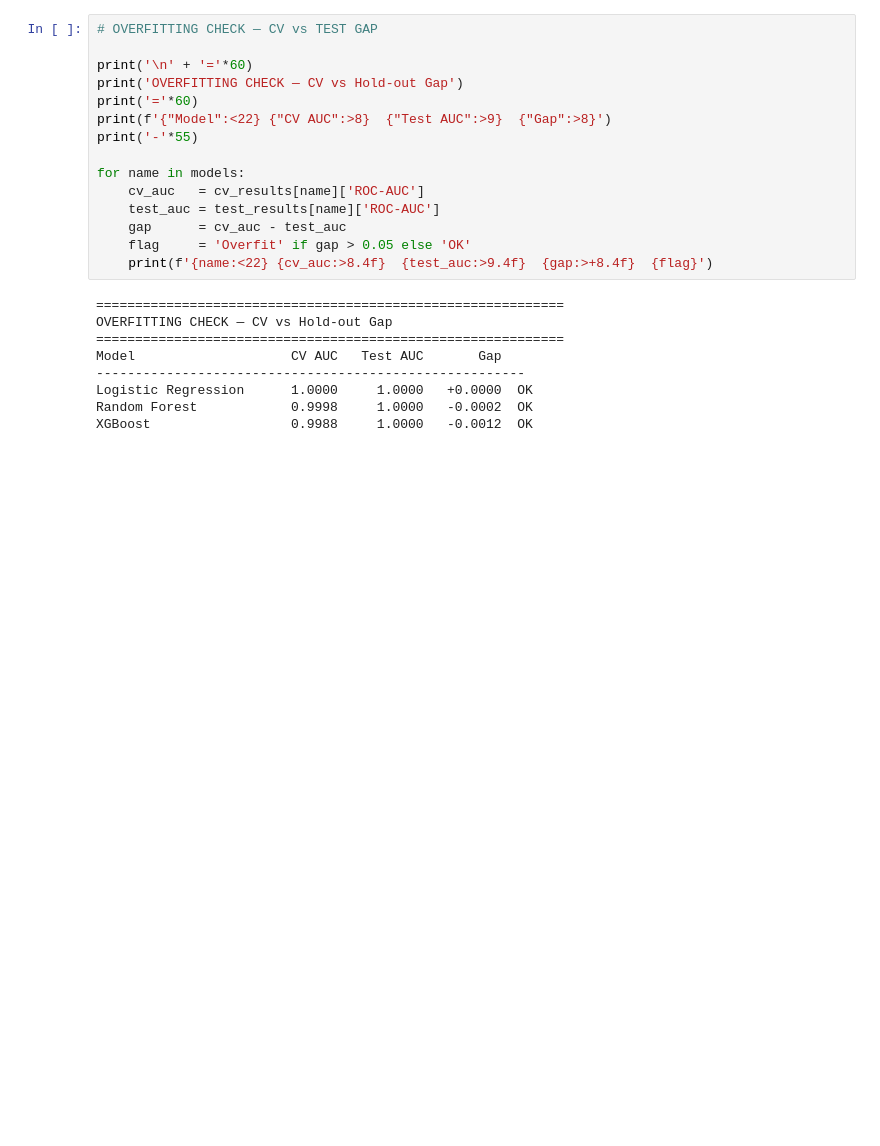
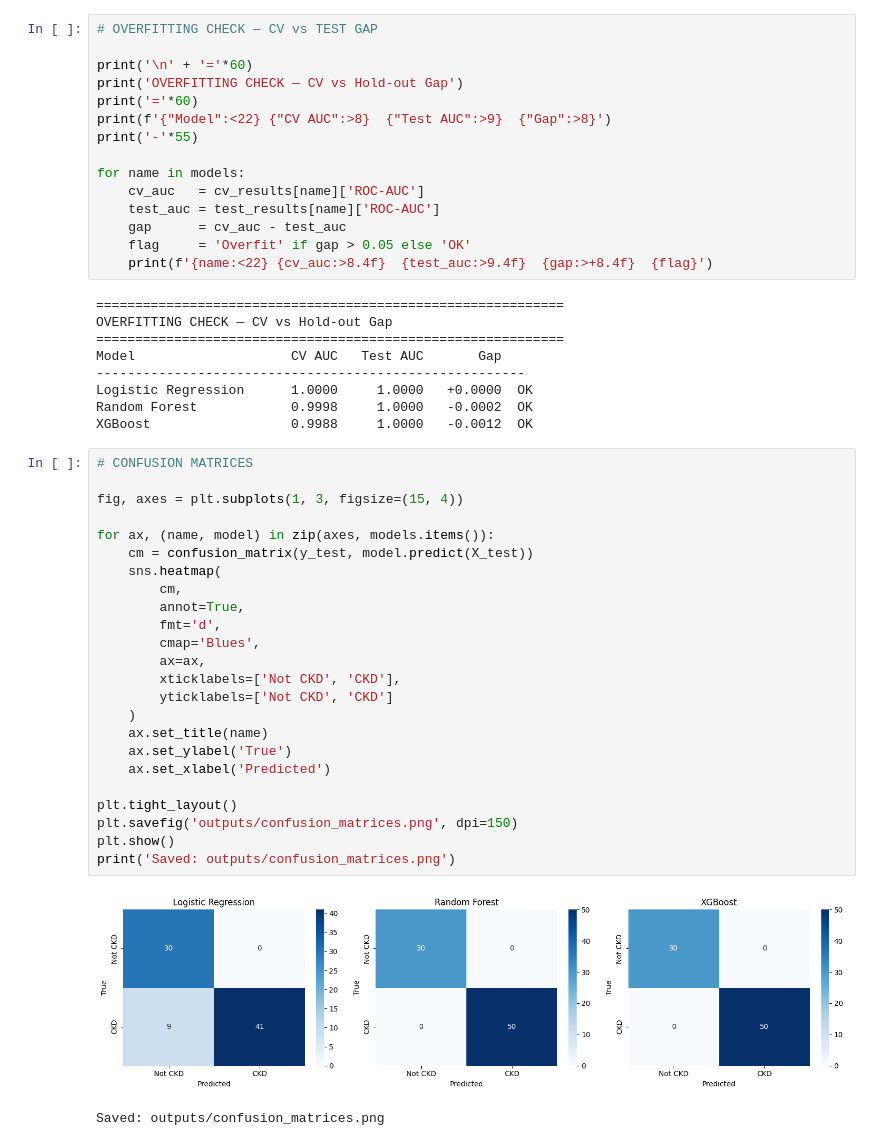
Before and after one commit to Adweta4810/explainable-disease-risk-prediction, a Jupyter notebook: notebooks/ckd_model_training.ipynb, the cells around one changed output. Saved outputs shown, nothing was run; the diff lists cells and outputs as text; blank space fills up the shorter version.

Commit message:
feat: add confusion matrix visualization comparing Logistic Regression, Random Forest, and XGBoost

```diff
--- a/notebooks/ckd_model_training.ipynb
+++ b/notebooks/ckd_model_training.ipynb
@@ -572,3 +572,30 @@ Model                    CV AUC   Test AUC       Gap
 Logistic Regression      1.0000     1.0000   +0.0000  OK
 Random Forest            0.9998     1.0000   -0.0002  OK
 XGBoost                  0.9988     1.0000   -0.0012  OK
+# %%
+# CONFUSION MATRICES
+
+fig, axes = plt.subplots(1, 3, figsize=(15, 4))
+
+for ax, (name, model) in zip(axes, models.items()):
+    cm = confusion_matrix(y_test, model.predict(X_test))
+    sns.heatmap(
+        cm,
+        annot=True,
+        fmt='d',
+        cmap='Blues',
+        ax=ax,
+        xticklabels=['Not CKD', 'CKD'],
+        yticklabels=['Not CKD', 'CKD']
+    )
+    ax.set_title(name)
+    ax.set_ylabel('True')
+    ax.set_xlabel('Predicted')
+
+plt.tight_layout()
+plt.savefig('outputs/confusion_matrices.png', dpi=150)
+plt.show()
+print('Saved: outputs/confusion_matrices.png')
+# %% [output]
+[figure, added]
+Saved: outputs/confusion_matrices.png
```
Also changed, not shown: 1 other file.
